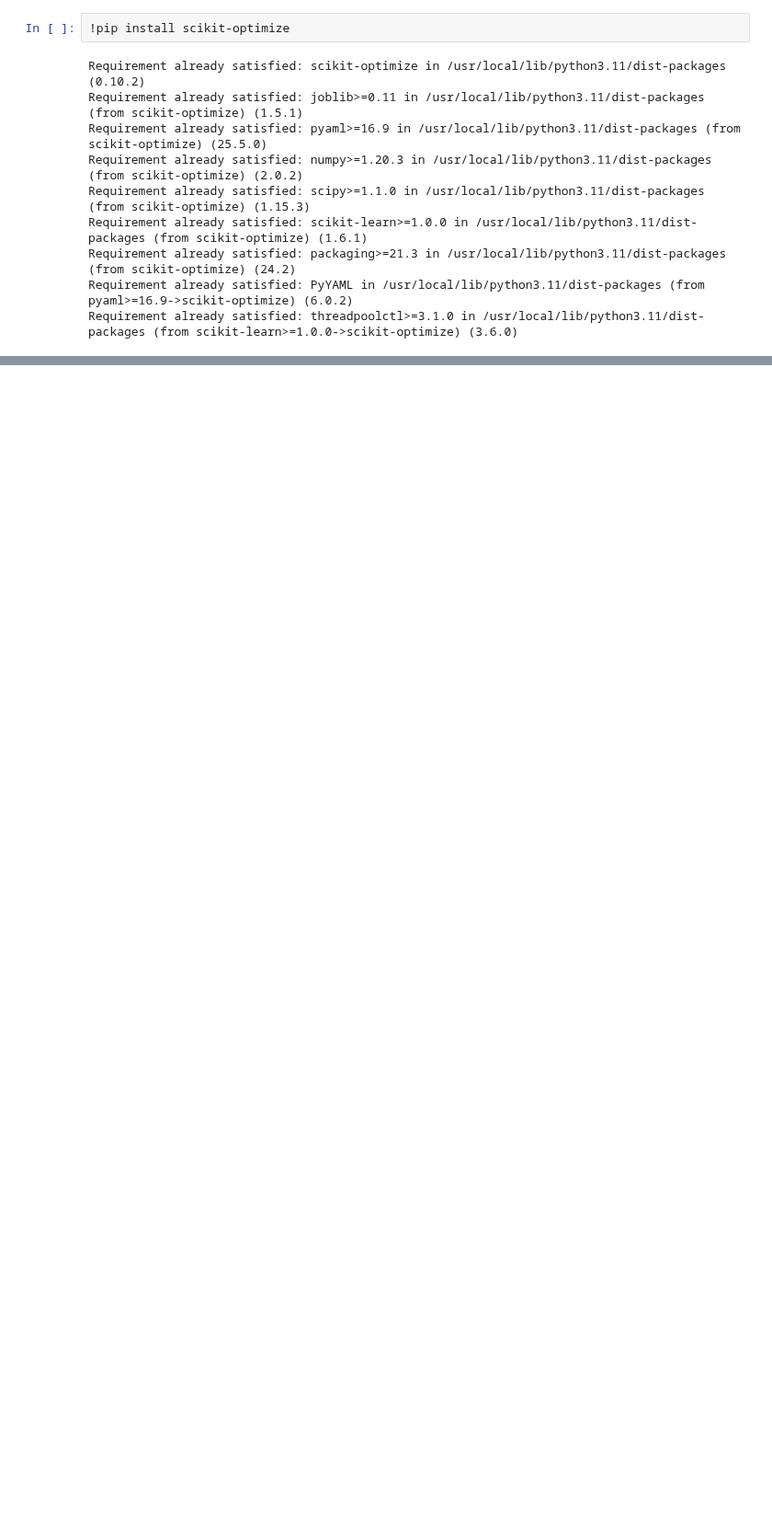
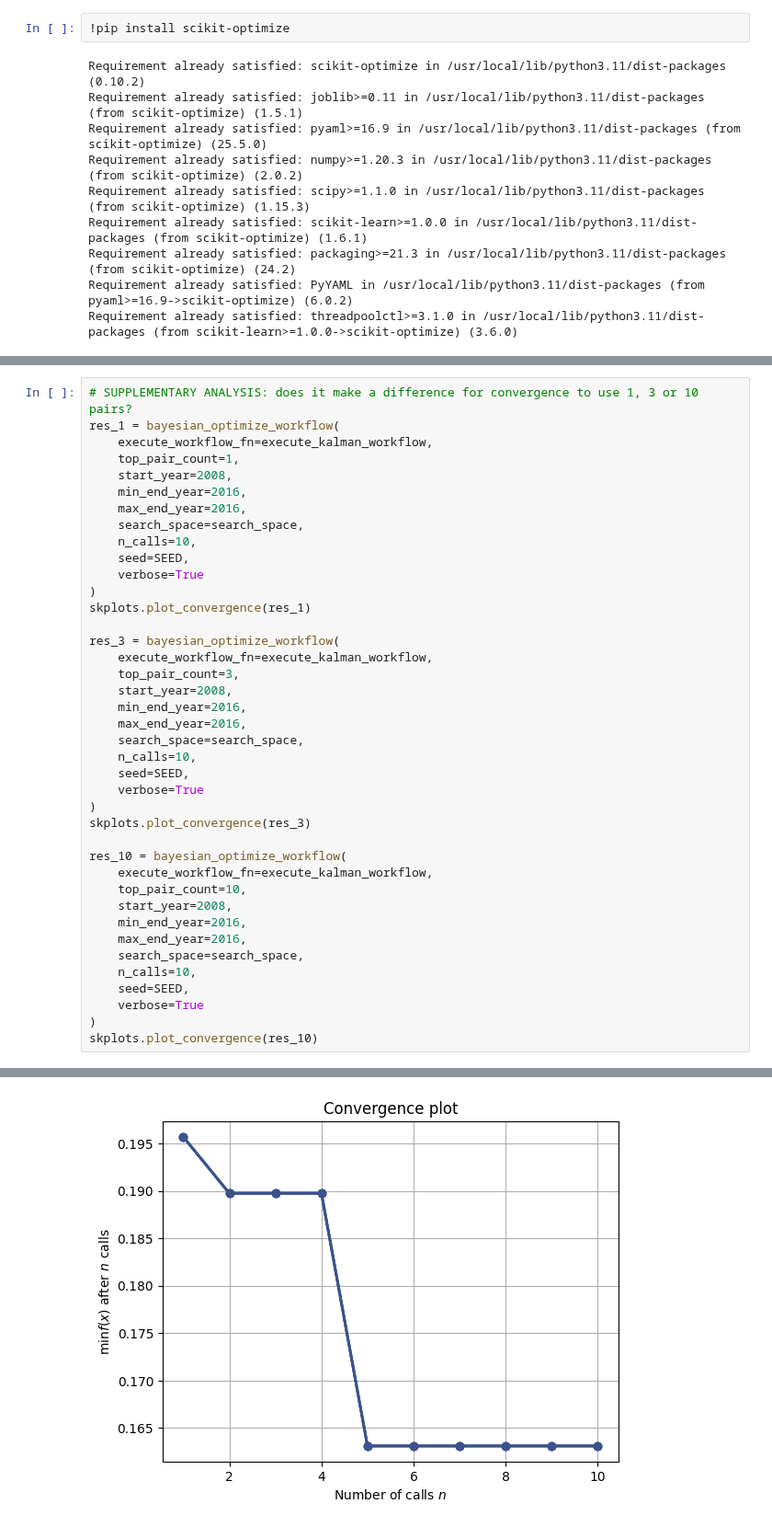
Before and after one commit to maviddoerdijk/bsc-thesis, a Jupyter notebook: exp/hyperparameter_optimization.ipynb, the cells around one changed output, grey strips where cells are left out. Shown at 92% size. Saved outputs shown, nothing was run; the diff lists cells and outputs as text; blank space fills up the shorter version.

```diff
--- a/exp/hyperparameter_optimization.ipynb
+++ b/exp/hyperparameter_optimization.ipynb
@@ -263,0 +237,41 @@ best_params, best_mean_mse
+# %%
+# SUPPLEMENTARY ANALYSIS: does it make a difference for convergence to use 1, 3 or 10 pairs?
+res_1 = bayesian_optimize_workflow(
+    execute_workflow_fn=execute_kalman_workflow,
+    top_pair_count=1,
+    start_year=2008,
+    min_end_year=2016,
+    max_end_year=2016,
+    search_space=search_space,
+    n_calls=10,
+    seed=SEED,
+    verbose=True
+)
+skplots.plot_convergence(res_1)
+
+res_3 = bayesian_optimize_workflow(
+    execute_workflow_fn=execute_kalman_workflow,
+    top_pair_count=3,
+    start_year=2008,
+    min_end_year=2016,
+    max_end_year=2016,
+    search_space=search_space,
+    n_calls=10,
+    seed=SEED,
+    verbose=True
+)
+skplots.plot_convergence(res_3)
+
+res_10 = bayesian_optimize_workflow(
+    execute_workflow_fn=execute_kalman_workflow,
+    top_pair_count=10,
+    start_year=2008,
+    min_end_year=2016,
+    max_end_year=2016,
+    search_space=search_space,
+    n_calls=10,
+    seed=SEED,
+    verbose=True
+)
+skplots.plot_convergence(res_10)
+# %% [output]
@@ -263,0 +296 @@ best_params, best_mean_mse
+[figure, added]
```
Also changed, not shown: parts of 9 cells of this notebook.
